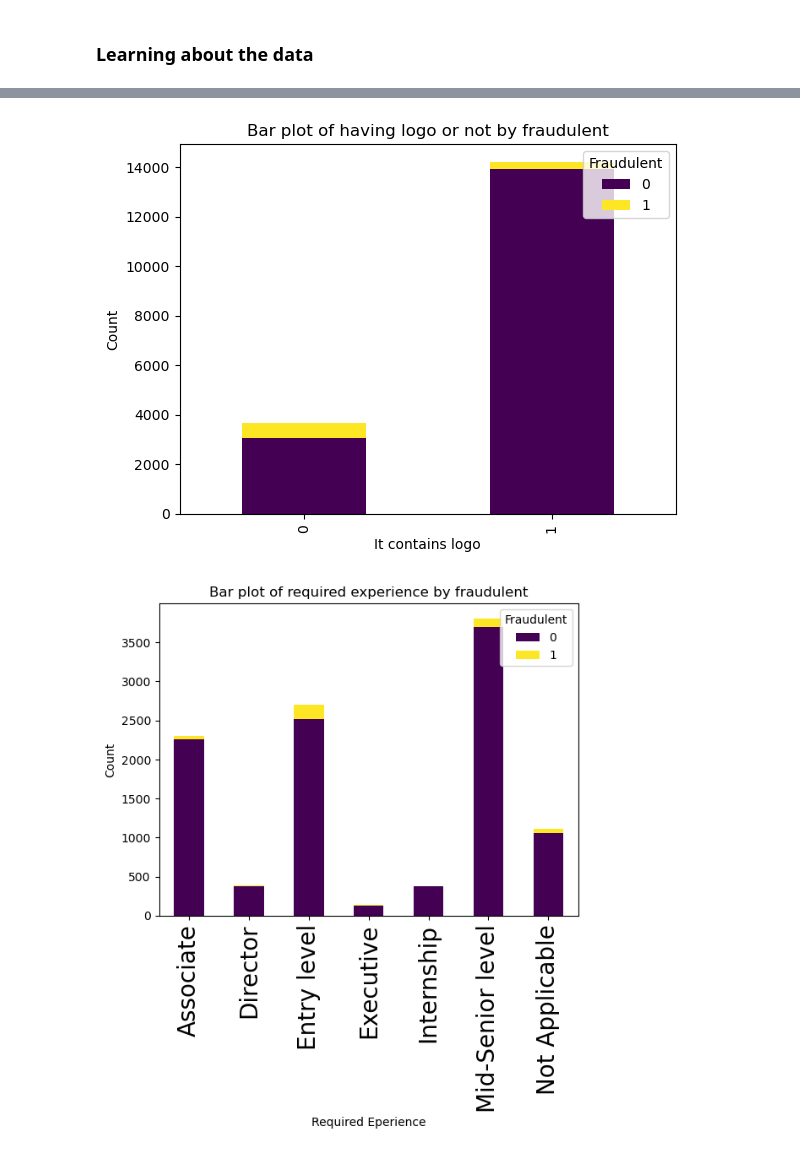
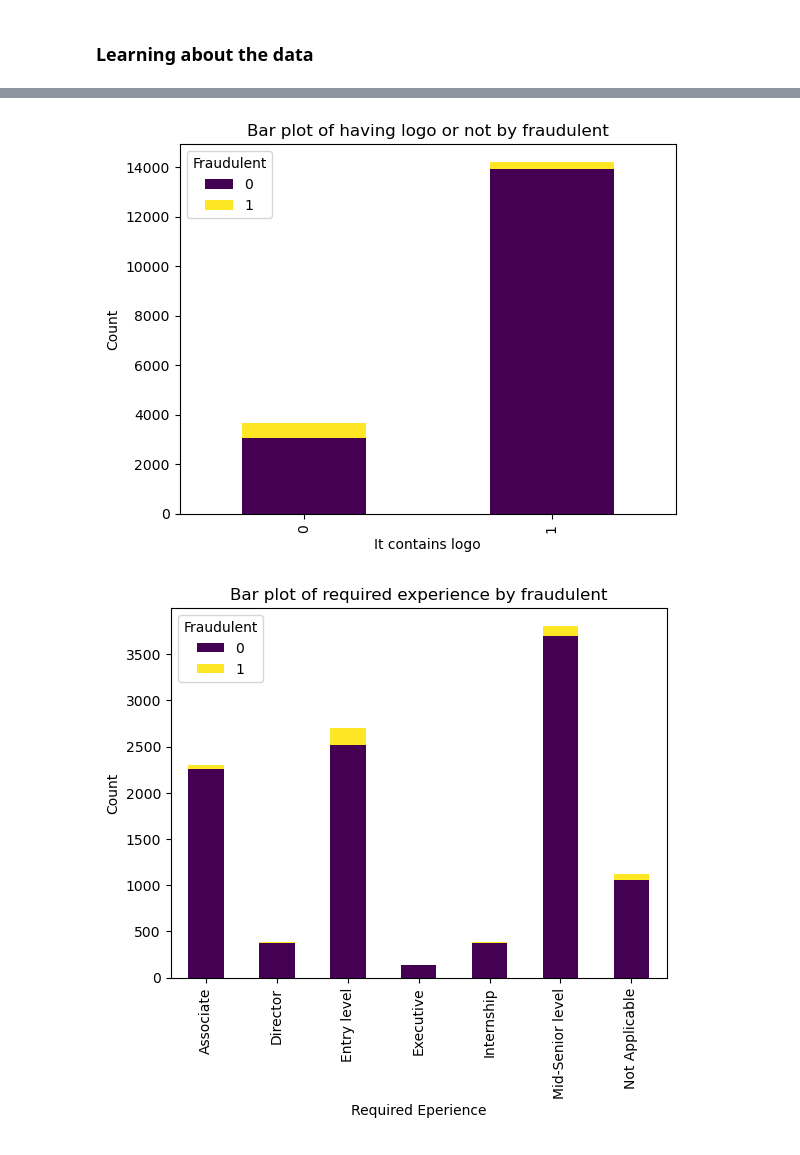
Before and after one commit to kiriakospapa/Text-Mining-Project, a Jupyter notebook: code.ipynb, the cells around one changed output, grey strips where cells are left out. Saved outputs shown, nothing was run; the diff lists cells and outputs as text; code cells hidden in the pictures.

```diff
--- a/code.ipynb
+++ b/code.ipynb
@@ -22,35 +30,46 @@ data.head()
 # %%
 employment_by_fraudulent = data.groupby(['employment_type', 'fraudulent']).size().unstack()
 has_company_logo_by_fraudulent = data.groupby(['has_company_logo', 'fraudulent']).size().unstack()
 required_experience_by_fraudulent = data.groupby(['required_experience', 'fraudulent']).size().unstack()
-
-# Plot the bar plots
+fraudulent_counts = data.groupby(['fraudulent', 'fraudulent']).size().unstack()
 
 # For emploment type
 employment_by_fraudulent.plot(kind='bar', stacked=True, colormap='viridis')
 plt.title('Bar plot of employment_type by fraudulent')
 plt.xlabel('Employment Type')
 plt.ylabel('Count')
 plt.legend(title='Fraudulent', loc='upper right')
 plt.show()
 
 # For either containing logo or not
 has_company_logo_by_fraudulent.plot(kind='bar', stacked=True, colormap='viridis')
 plt.title('Bar plot of having logo or not by fraudulent')
 plt.xlabel('It contains logo')
 plt.ylabel('Count')
-plt.legend(title='Fraudulent', loc='upper right')
+plt.legend(title='Fraudulent', loc='upper left')
 plt.show()
 
 # For different working sectors
 required_experience_by_fraudulent.plot(kind='bar', stacked=True, colormap='viridis')
 plt.title('Bar plot of required experience by fraudulent')
 plt.xlabel('Required Eperience')
 plt.ylabel('Count')
+plt.legend(title='Fraudulent', loc='upper left')
+plt.tick_params(axis='x', which='major', labelsize=10)
+plt.xticks(rotation=90)
+plt.show()
+
+# The number of fraudelent and not fradulent job ads
+fraudulent_counts.plot(kind='bar', stacked=True, colormap='viridis')
+plt.title('Bar plot of fraudulent and no fraudulent job ads')
+plt.xlabel('Type of job ad')
+plt.ylabel('Number of occurences')
 plt.legend(title='Fraudulent', loc='upper right')
-plt.tick_params(axis='x', which='major', labelsize=20)
+plt.tick_params(axis='x', which='major', labelsize=10)
+plt.xticks(rotation=0)
 plt.show()
+plt.show()
 # %% [output]
 [figure]
-[figure, old version]
+[figure, new version]
-[figure, old version]
+[figure, new version]
```
Also changed, not shown: parts of 30 cells of this notebook.
